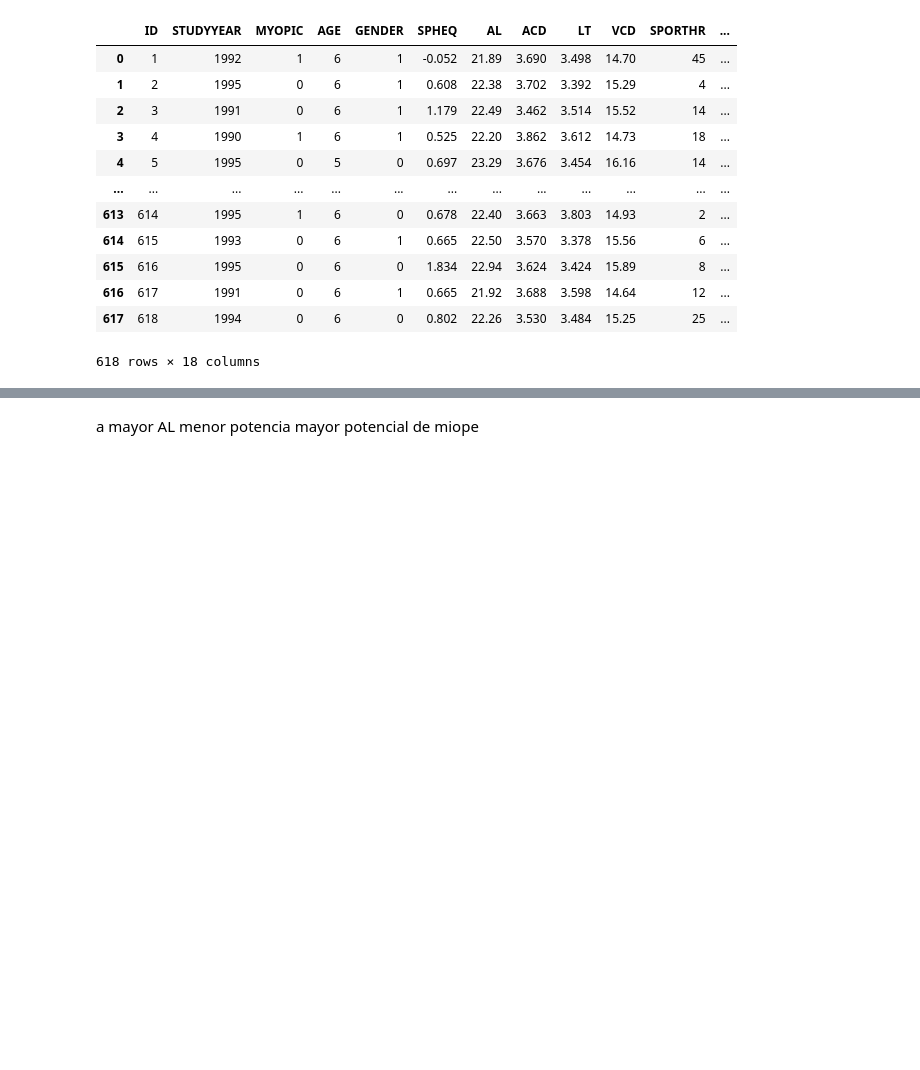
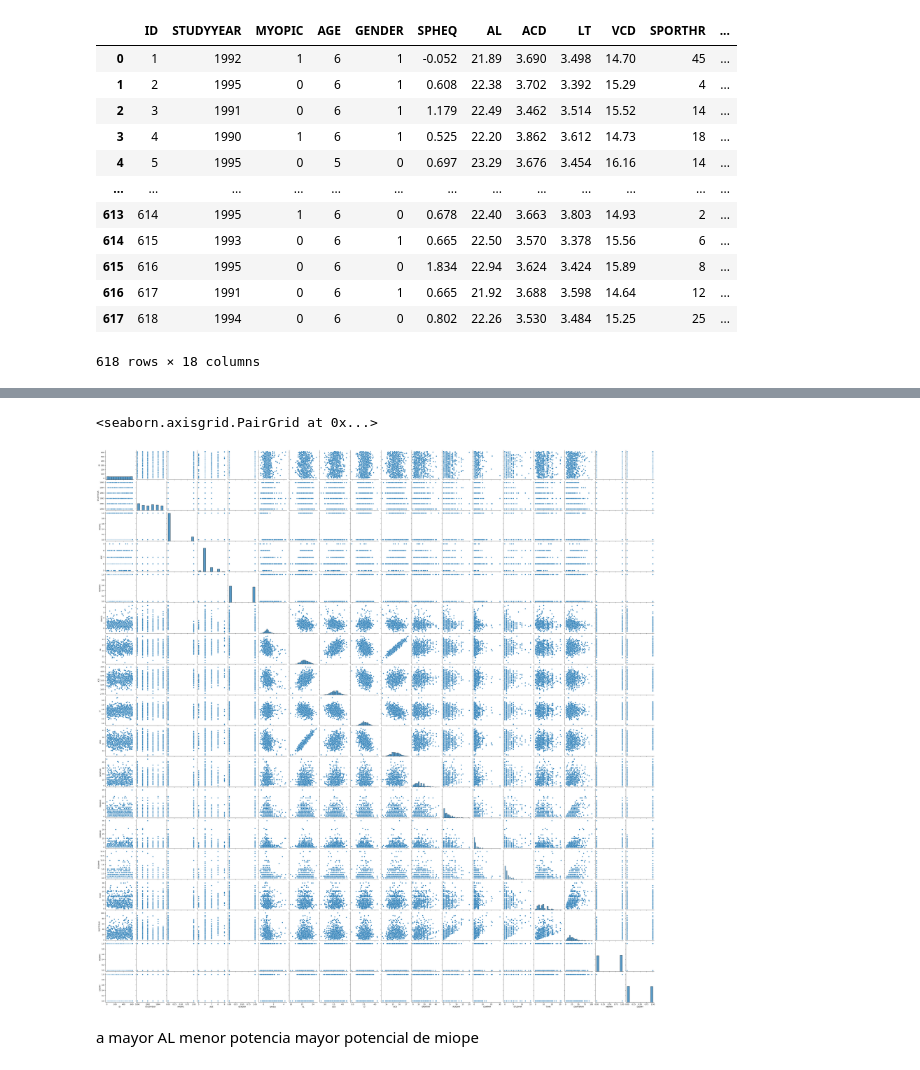
Before and after one commit to Kuja182/Data-Science-PortFolio, a Jupyter notebook: analisis_miopia_EEUU.ipynb, the cells around one changed output, grey strips where cells are left out. Drawn from its saved outputs; the diff is of its cells as text; code cells hidden in the pictures; blank space fills up the shorter version.

```diff
--- a/analisis_miopia_EEUU.ipynb
+++ b/analisis_miopia_EEUU.ipynb
@@ -43,3 +69,8 @@ memory usage: 87.0 KB
+# %%
+sns.pairplot(myopia_data)
+# %% [output]
+<seaborn.axisgrid.PairGrid at 0x...>
+[figure, added]
 # %% [markdown]
 a mayor AL menor potencia  mayor potencial de miope
 # %%
```
Also changed, not shown: parts of 18 cells of this notebook.
